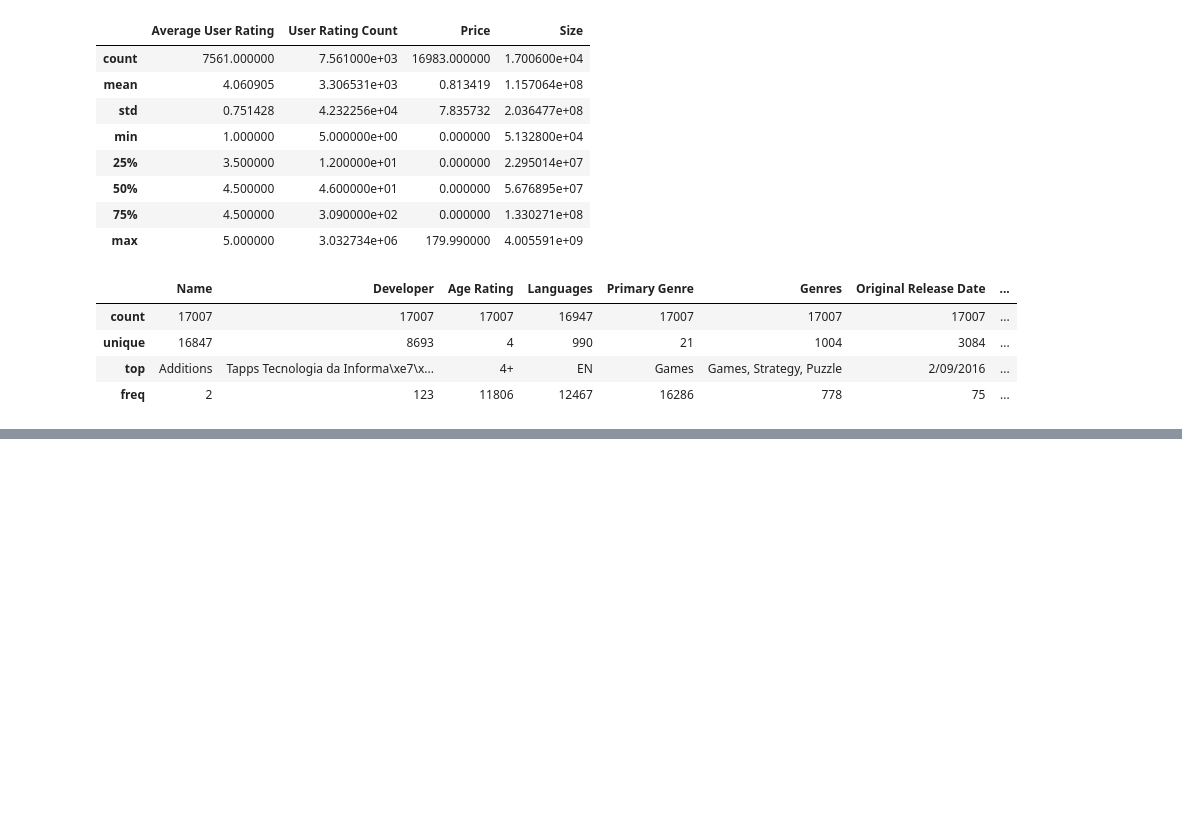
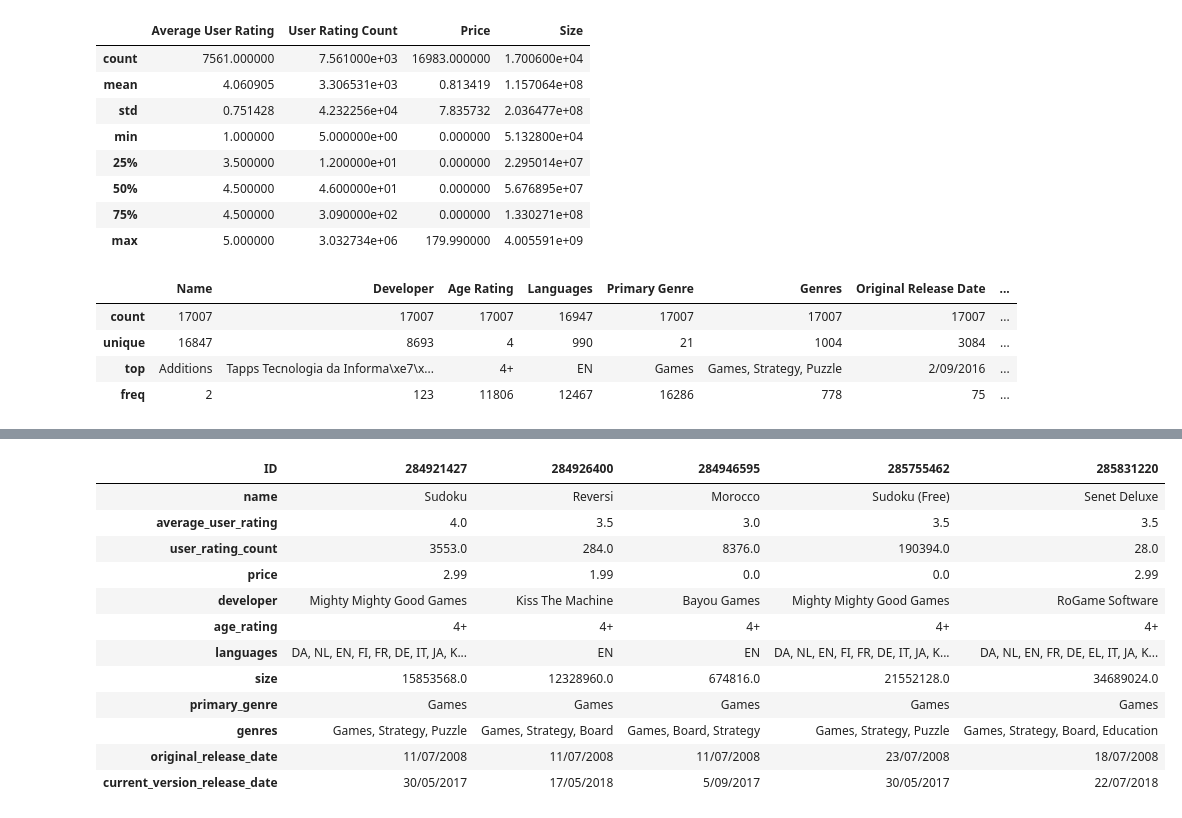
Before and after one commit to piaseckazaneta/data-science-bootcamp, a Jupyter notebook: appstore_data.ipynb, the cells around one changed output, grey strips where cells are left out. Drawn from its saved outputs; the diff is of its cells as text; code cells hidden in the pictures; blank space fills up the shorter version.

```diff
--- a/appstore_data.ipynb
+++ b/appstore_data.ipynb
@@ -100,0 +114,19 @@ df.describe(include=['object'])
+# %%
+# Standaryzacja danych - zamiana duzycg liter kolumn na małe, podkreśliki w nazwach
+
+df.columns = [col.lower().replace(' ', '_') for col in df.columns]
+df.head().T
+# %% [output]
+| ID | 284921427 | 284926400 | 284946595 | 285755462 | 285831220 |
+| name | Sudoku | Reversi | Morocco | Sudoku (Free) | Senet Deluxe |
+| average_user_rating | 4.0 | 3.5 | 3.0 | 3.5 | 3.5 |
+| user_rating_count | 3553.0 | 284.0 | 8376.0 | 190394.0 | 28.0 |
+| price | 2.99 | 1.99 | 0.0 | 0.0 | 2.99 |
+| developer | Mighty Mighty Good Games | Kiss The Machine | Bayou Games | Mighty Mighty Good Games | RoGame Software |
+| age_rating | 4+ | 4+ | 4+ | 4+ | 4+ |
+| languages | DA, NL, EN, FI, FR, DE, IT, JA, K... | EN | EN | DA, NL, EN, FI, FR, DE, IT, JA, K... | DA, NL, EN, FR, DE, EL, IT, JA, K... |
+| size | 15853568.0 | 12328960.0 | 674816.0 | 21552128.0 | 34689024.0 |
+| primary_genre | Games | Games | Games | Games | Games |
+| genres | Games, Strategy, Puzzle | Games, Strategy, Board | Games, Board, Strategy | Games, Strategy, Puzzle | Games, Strategy, Board, Education |
+| original_release_date | 11/07/2008 | 11/07/2008 | 11/07/2008 | 23/07/2008 | 18/07/2008 |
+| current_version_release_date | 30/05/2017 | 17/05/2018 | 5/09/2017 | 30/05/2017 | 22/07/2018 |
```
Also changed, not shown: parts of 1 cell of this notebook.
